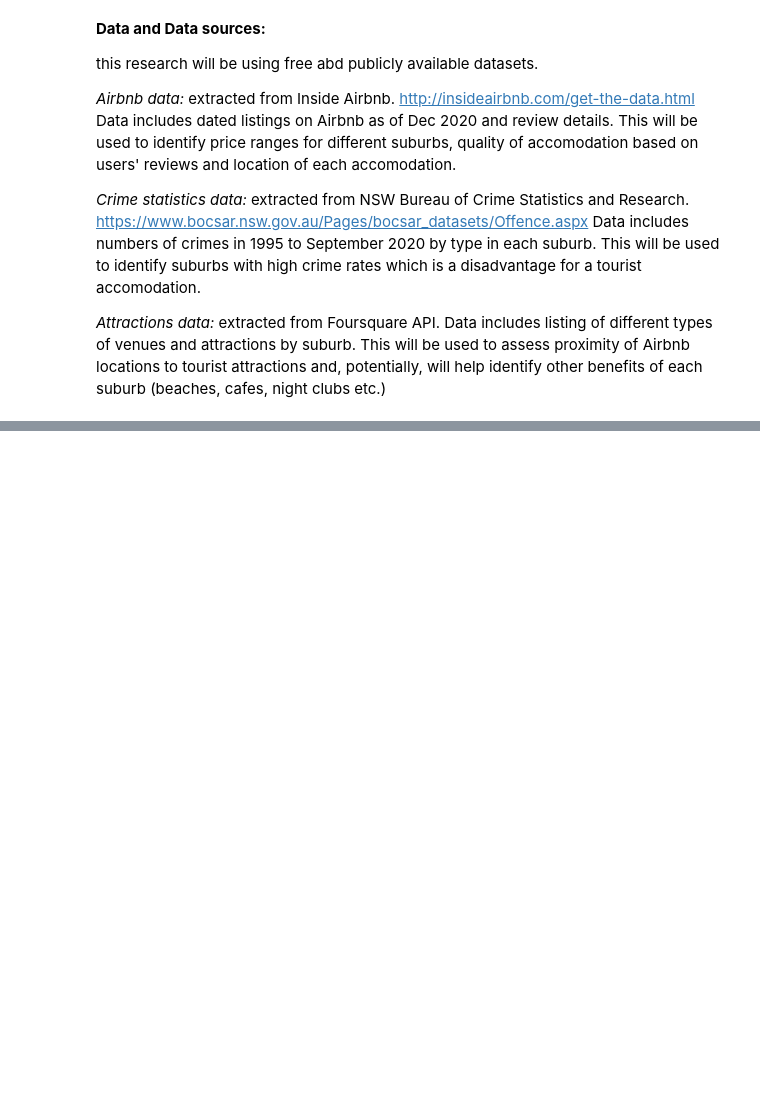
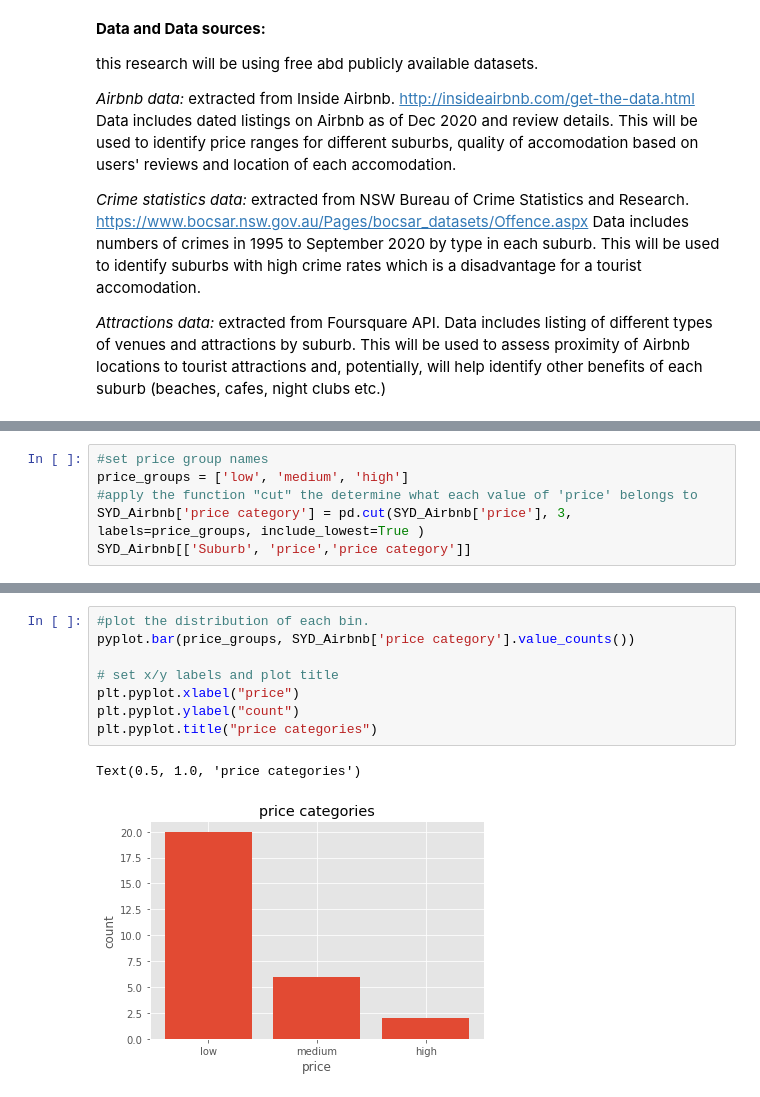
Before and after one commit to JuliaB-a/jb_Coursera_Capstone, a Jupyter notebook: jb_The Battle of Neighborhoods_Sydney.ipynb, the cells around one changed output, grey strips where cells are left out. Cells and saved outputs as stored; diff of their text form; blank space fills up the shorter version.

```diff
--- a/jb_The Battle of Neighborhoods_Sydney.ipynb
+++ b/jb_The Battle of Neighborhoods_Sydney.ipynb
@@ -46,0 +712,6 @@ This will be used to assess proximity of Airbnb locations to tourist attractions
+# %%
+#set price group names
+price_groups = ['low', 'medium', 'high']
+#apply the function "cut" the determine what each value of 'price' belongs to
+SYD_Airbnb['price category'] = pd.cut(SYD_Airbnb['price'], 3, labels=price_groups, include_lowest=True )
+SYD_Airbnb[['Suburb', 'price','price category']]
@@ -46,0 +766,11 @@ This will be used to assess proximity of Airbnb locations to tourist attractions
+# %%
+#plot the distribution of each bin.
+pyplot.bar(price_groups, SYD_Airbnb['price category'].value_counts())
+
+# set x/y labels and plot title
+plt.pyplot.xlabel("price")
+plt.pyplot.ylabel("count")
+plt.pyplot.title("price categories")
+# %% [output]
+Text(0.5, 1.0, 'price categories')
+[figure, added]
```
Also changed, not shown: parts of 80 cells of this notebook.
